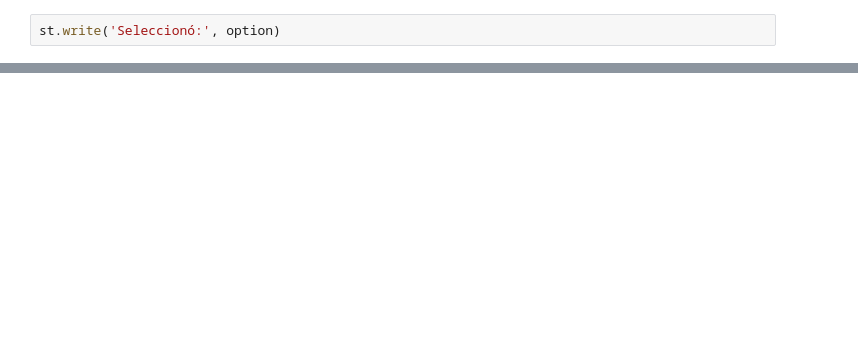
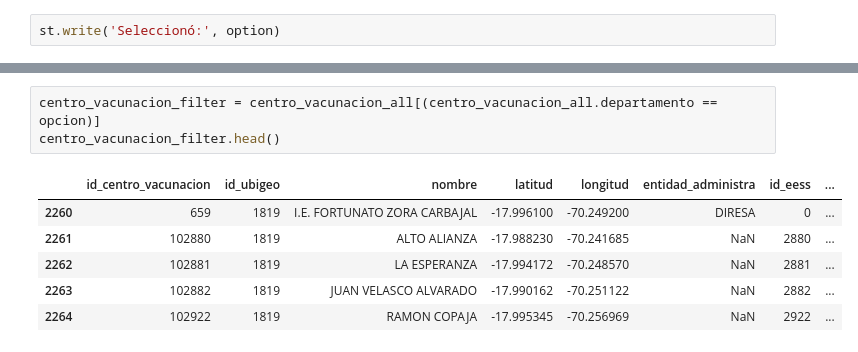
Before and after one commit to fduartej/python_covid_trabajo_final, a Jupyter notebook: CovidNotebook.ipynb, the cells around one changed output, grey strips where cells are left out. Drawn from its saved outputs; the diff is of its cells as text; blank space fills up the shorter version.

```diff
--- a/CovidNotebook.ipynb
+++ b/CovidNotebook.ipynb
@@ -41,0 +75,10 @@ st.write('Seleccionó:', option)
+# %%
+centro_vacunacion_filter = centro_vacunacion_all[(centro_vacunacion_all.departamento == opcion)]
+centro_vacunacion_filter.head()
+# %% [output]
+|  | id_centro_vacunacion | id_ubigeo | nombre | latitud | longitud | entidad_administra | id_eess | ... |
+| 2260 | 659 | 1819 | I.E. FORTUNATO ZORA CARBAJAL | -17.996100 | -70.249200 | DIRESA | 0 | ... |
+| 2261 | 102880 | 1819 | ALTO ALIANZA | -17.988230 | -70.241685 | NaN | 2880 | ... |
+| 2262 | 102881 | 1819 | LA ESPERANZA | -17.994172 | -70.248570 | NaN | 2881 | ... |
+| 2263 | 102882 | 1819 | JUAN VELASCO ALVARADO | -17.990162 | -70.251122 | NaN | 2882 | ... |
+| 2264 | 102922 | 1819 | RAMON COPAJA | -17.995345 | -70.256969 | NaN | 2922 | ... |
```
Also changed, not shown: parts of 10 cells of this notebook, 3 other files.
